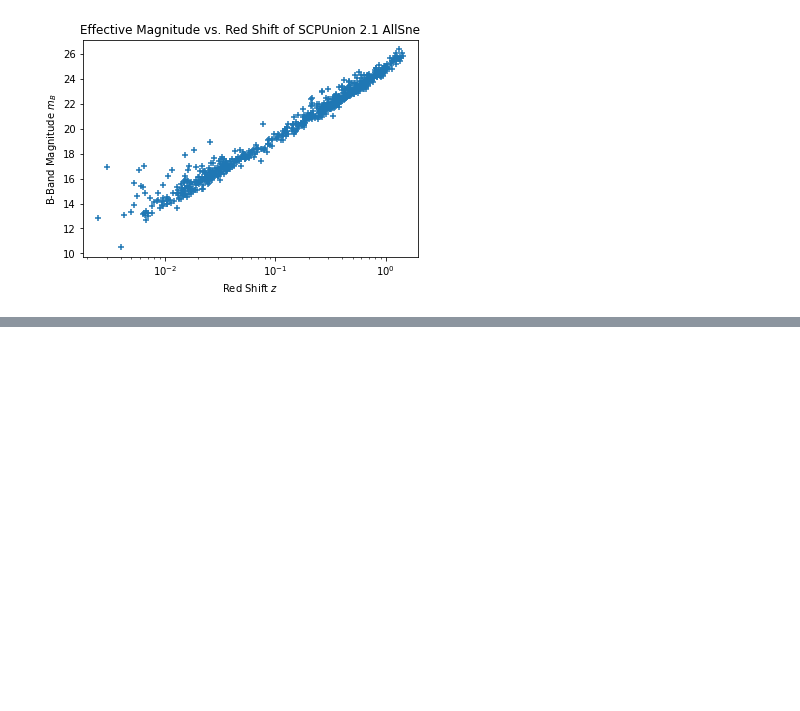
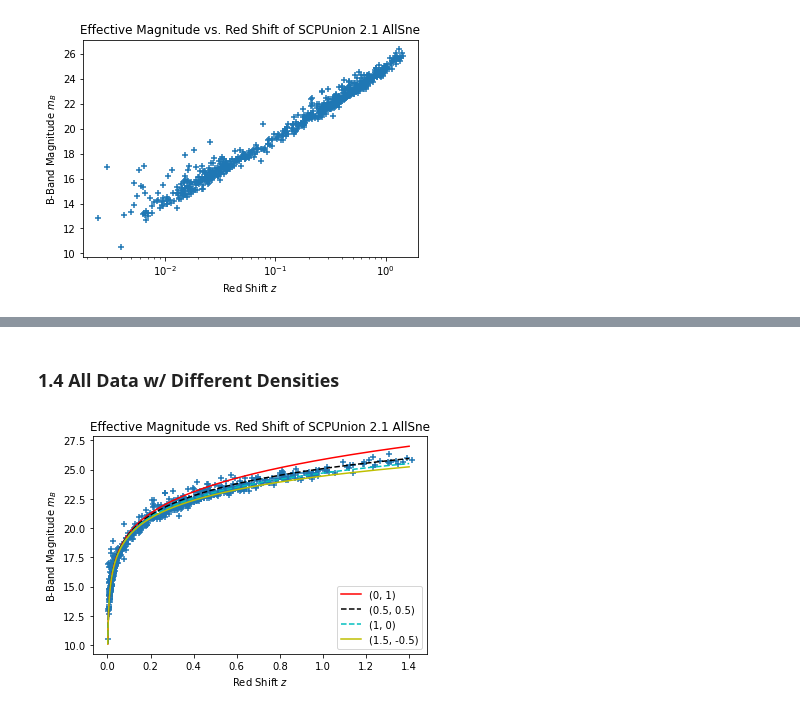
Before and after one commit to xli2522/expanding-universe, a Jupyter notebook: Expanding_Universe.ipynb, the cells around one changed output, grey strips where cells are left out. Cells and saved outputs as stored; diff of their text form; code cells hidden in the pictures; blank space fills up the shorter version.

```diff
--- a/Expanding_Universe.ipynb
+++ b/Expanding_Universe.ipynb
@@ -114,0 +217,51 @@ report_fit(result_fit)
+# %% [markdown]
+### 1.4 All Data w/ Different Densities
+# %%
+def luminosityB(z, M_c, omegaM, omegaD):
+    '''Equation (1) model'''
+    c = 3*10**8                       # speed of light
+    model = np.zeros(len(z))          # length of red shift values ~714
+    n = 0
+    for i in z:                       # for loop to facilitate numerical integration
+
+        # for each red shift value i, calculate the coressponding integral result from 0 to i
+        zp=np.linspace(0, i, 100)                                         # red shift value in the integral should match the i in equation (1)
+        integral = odeint(intfunc, 0, zp, args=(omegaM, omegaD))          # numerical integration
+        int_result = integral[-1]-integral[0]                             # final value - initial value
+        # the value of equation (1) at red shift value i, densities omegaM and omegaD
+        model[n] = M_c + 5*np.log10(c*(1+i)*int_result)                   # the magnitude model - equation (1)
+        n+=1
+
+    return model
+# %%
+# Here we go through the least-square fitting with fixed energy densities to generate fitting statistics report
+z_continuous = np.linspace(0, 1.4, 1000)                  # the range of red shift z [0, 1.4]
+
+# Case (0, 1)
+result_01 = luminosityB(z_continuous, -18.02, 0, 1)
+
+# Case (0.5, 0.5)
+result_55 = luminosityB(z_continuous, -18.02, 0.5, 0.5)
+
+# Case (1, 0)
+result_10 = luminosityB(z_continuous, -18.02, 1, 0)
+
+# Case (1.5, -0.5)
+result_15 = luminosityB(z_continuous, -18.02, 1.5, -0.5)
+
+plt.scatter(redShift_float, magB_float, marker='+')       # original red shift data
+
+plt.plot(z_continuous, result_01, 'r', label='(0, 1)')
+plt.plot(z_continuous, result_55, 'k--', label='(0.5, 0.5)')
+plt.plot(z_continuous, result_10, 'c--', label='(1, 0)')
+plt.plot(z_continuous, result_15, 'y', label='(1.5, -0.5)')
+
+plt.xlabel(r'Red Shift $z$')
+plt.ylabel(r'B-Band Magnitude $m_B$')
+plt.title('Effective Magnitude vs. Red Shift of SCPUnion 2.1 AllSne')
+plt.legend()
+plt.show()
+
+#report_fit(result_fit)
+# %% [output]
+[figure, added]
```
Also changed, not shown: parts of 12 cells of this notebook.
